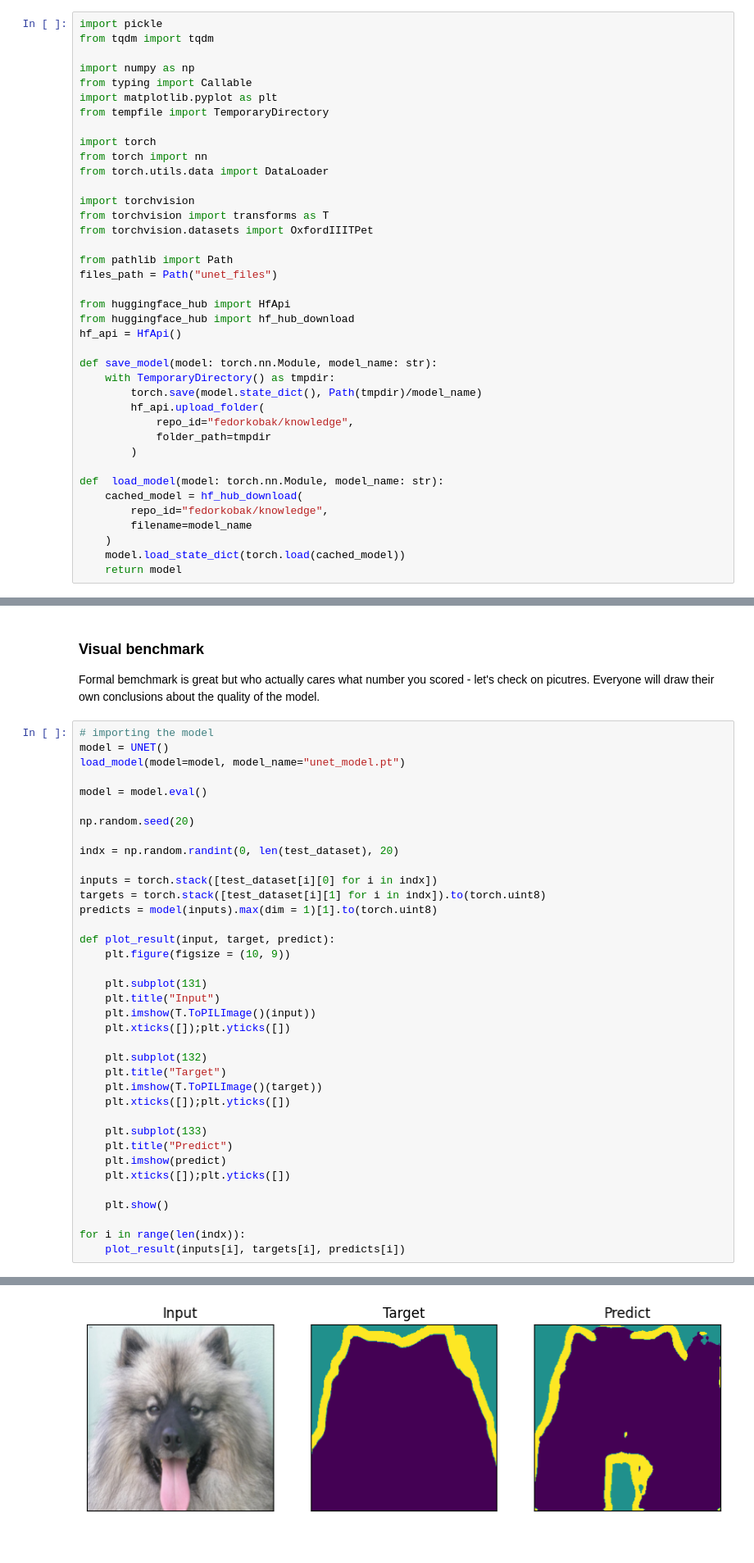
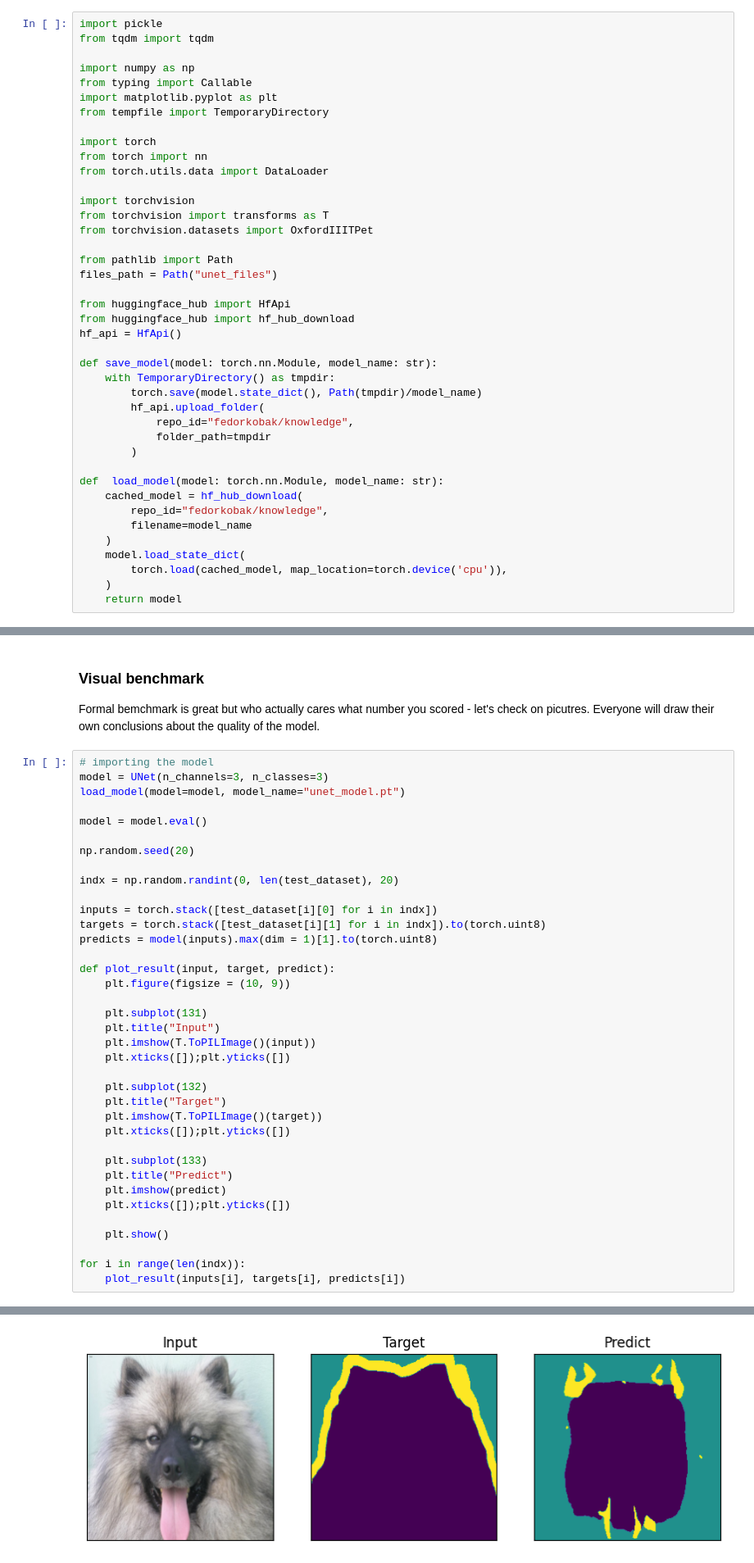
Before and after one commit to fedorkobak/knowledge, a Jupyter notebook: python/torch/examples/unet.ipynb, the cells around one changed output, grey strips where cells are left out. Shown at 82% size. Drawn from its saved outputs; the diff is of its cells as text.

Commit message:
python/torch/examples/unet.ipynb   visualise results of the last model fit

```diff
--- a/python/torch/examples/unet.ipynb
+++ b/python/torch/examples/unet.ipynb
@@ -39,7 +39,9 @@ def  load_model(model: torch.nn.Module, model_name: str):
         repo_id="fedorkobak/knowledge",
         filename=model_name
     )
-    model.load_state_dict(torch.load(cached_model))
+    model.load_state_dict(
+        torch.load(cached_model, map_location=torch.device('cpu')),
+    )
     return model
 # %%
 if torch.cuda.is_available():
@@ -411,7 +415,7 @@ Test: loss-0.6186809104842108, accuracy-0.7507143616676331
 Formal bemchmark is great but who actually cares what number you scored - let's check on picutres. Everyone will draw their own conclusions about the quality of the model.
 # %%
 # importing the model
-model = UNET()
+model = UNet(n_channels=3, n_classes=3)
 load_model(model=model, model_name="unet_model.pt")
 
 model = model.eval()
@@ -458 +462 @@ for i in range(len(indx)):
-[figure, old version]
+[figure, new version]
```
Also changed, not shown: parts of 4 cells of this notebook.
